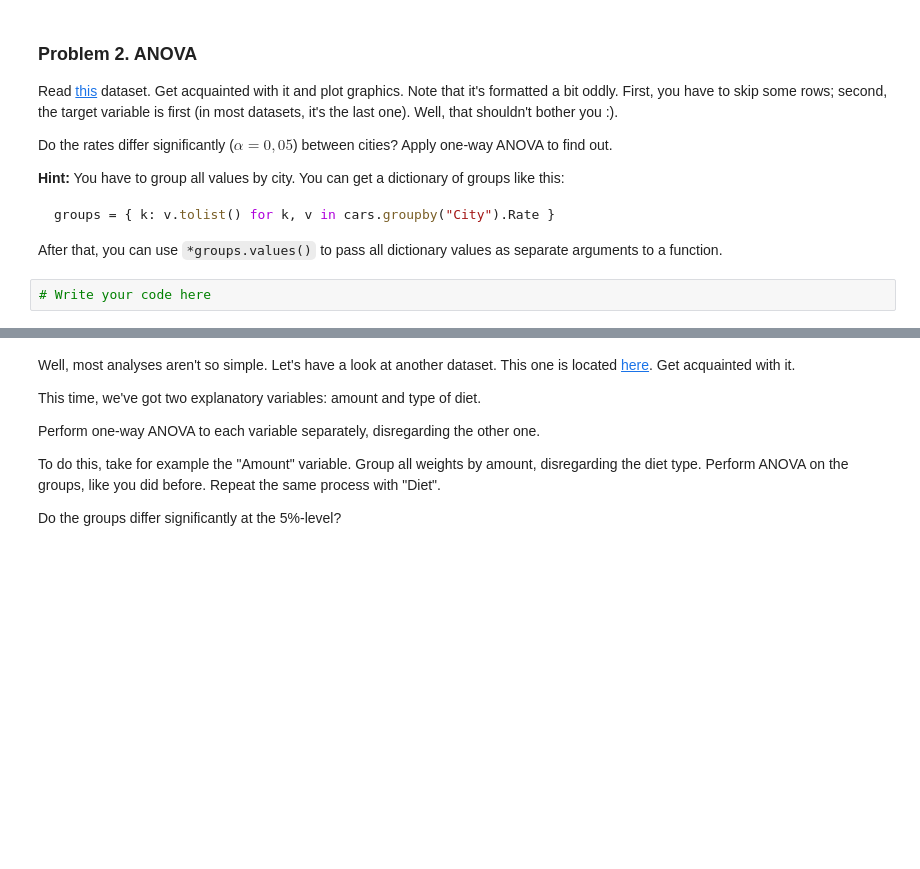
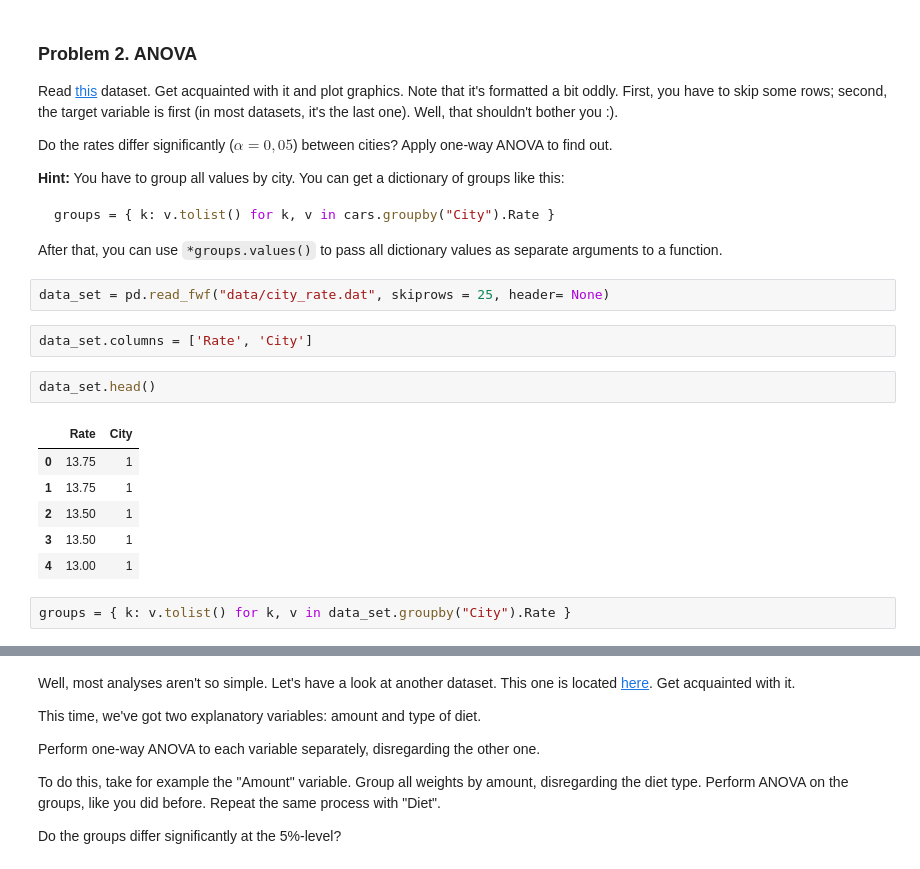
Before and after one commit to Kiril-Lazarov/Artificial-Intelligence, a Jupyter notebook: Math concepts/Hypothesis Testing Exercise.ipynb, the cells around one changed output, grey strips where cells are left out. Cells and saved outputs as stored; diff of their text form; blank space fills up the shorter version.

````diff
--- a/Math concepts/Hypothesis Testing Exercise.ipynb
+++ b/Math concepts/Hypothesis Testing Exercise.ipynb
@@ -158,5 +158,18 @@ groups = { k: v.tolist() for k, v in cars.groupby("City").Rate }
 ```
 
 After that, you can use ```*groups.values()``` to pass all dictionary values as separate arguments to a function.
-# %%
-# Write your code here
+# %%
+data_set = pd.read_fwf("data/city_rate.dat", skiprows = 25, header= None)
+# %%
+data_set.columns = ['Rate', 'City']
+# %%
+data_set.head()
+# %% [output]
+|  | Rate | City |
+| 0 | 13.75 | 1 |
+| 1 | 13.75 | 1 |
+| 2 | 13.50 | 1 |
+| 3 | 13.50 | 1 |
+| 4 | 13.00 | 1 |
+# %%
+groups = { k: v.tolist() for k, v in data_set.groupby("City").Rate }
````
Also changed, not shown: parts of 3 cells of this notebook.
